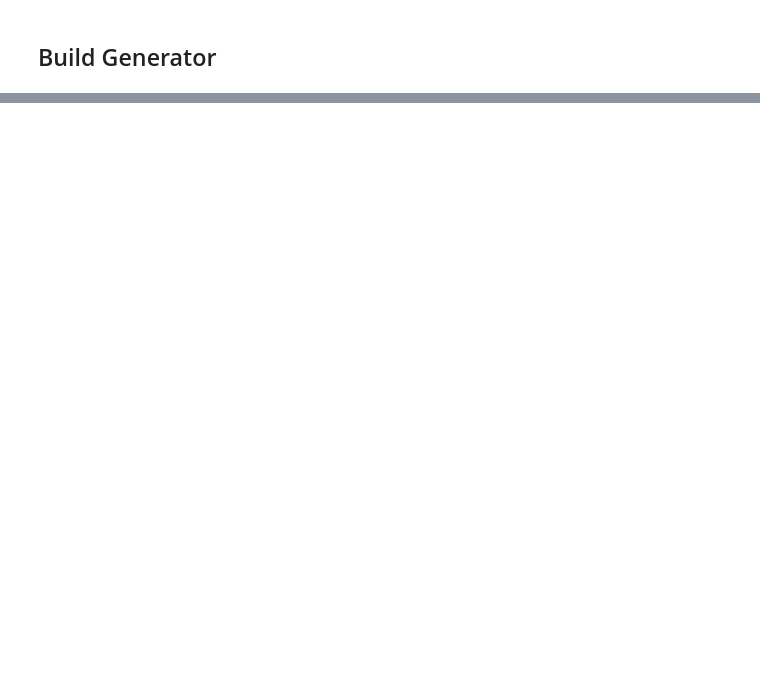
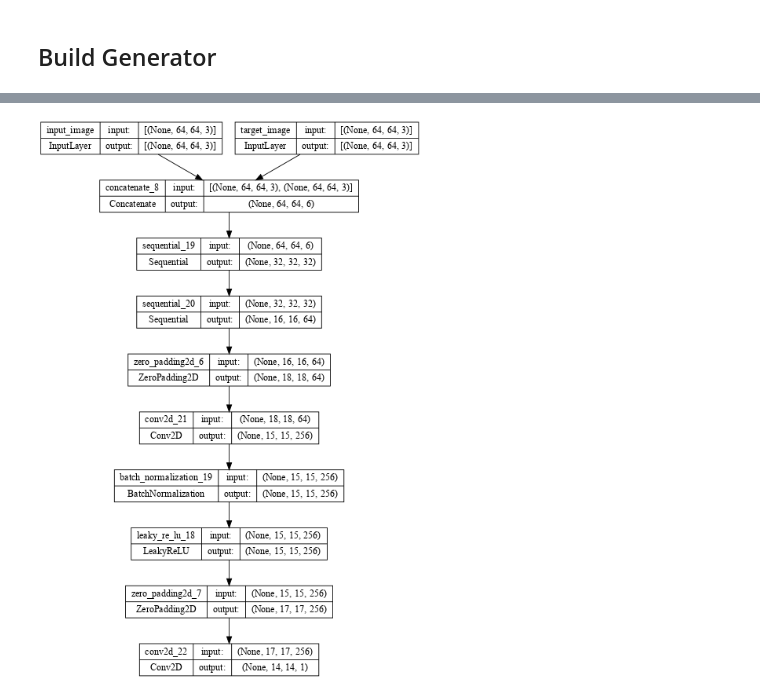
Before and after one commit to Yurivanderburg/II_GAN, a Jupyter notebook: Spirals_v0.1.ipynb, the cells around one changed output, grey strips where cells are left out. Cells and saved outputs as stored; diff of their text form; code cells hidden in the pictures; blank space fills up the shorter version.

```diff
--- a/Spirals_v0.1.ipynb
+++ b/Spirals_v0.1.ipynb
@@ -257,0 +321,33 @@ ValueError: A `Concatenate` layer requires inputs with matching shapes except fo
+# %%
+def Discriminator():
+  initializer = tf.random_normal_initializer(0., 0.02)
+
+  inp = tf.keras.layers.Input(shape=[64, 64, 3], name='input_image')
+  tar = tf.keras.layers.Input(shape=[64, 64, 3], name='target_image')
+
+  x = tf.keras.layers.concatenate([inp, tar])  # (batch_size, 256, 256, channels*2)
+
+  down1 = downsample(32, 4, False)(x)  # (batch_size, 128, 128, 64)
+  down2 = downsample(64, 4)(down1)  # (batch_size, 64, 64, 128)
+  #down3 = downsample(256, 4)(down2)  # (batch_size, 32, 32, 256)
+
+  zero_pad1 = tf.keras.layers.ZeroPadding2D()(down2)  # (batch_size, 34, 34, 256)
+  conv = tf.keras.layers.Conv2D(256, 4, strides=1,
+                                kernel_initializer=initializer,
+                                use_bias=False)(zero_pad1)  # (batch_size, 31, 31, 512)
+
+  batchnorm1 = tf.keras.layers.BatchNormalization()(conv)
+
+  leaky_relu = tf.keras.layers.LeakyReLU()(batchnorm1)
+
+  zero_pad2 = tf.keras.layers.ZeroPadding2D()(leaky_relu)  # (batch_size, 33, 33, 512)
+
+  last = tf.keras.layers.Conv2D(1, 4, strides=1,
+                                kernel_initializer=initializer)(zero_pad2)  # (batch_size, 30, 30, 1)
+
+  return tf.keras.Model(inputs=[inp, tar], outputs=last)
+# %%
+discriminator = Discriminator()
+tf.keras.utils.plot_model(discriminator, show_shapes=True, dpi=64)
+# %% [output]
+[figure, added]
```
Also changed, not shown: parts of 29 cells of this notebook, 6 other files.
